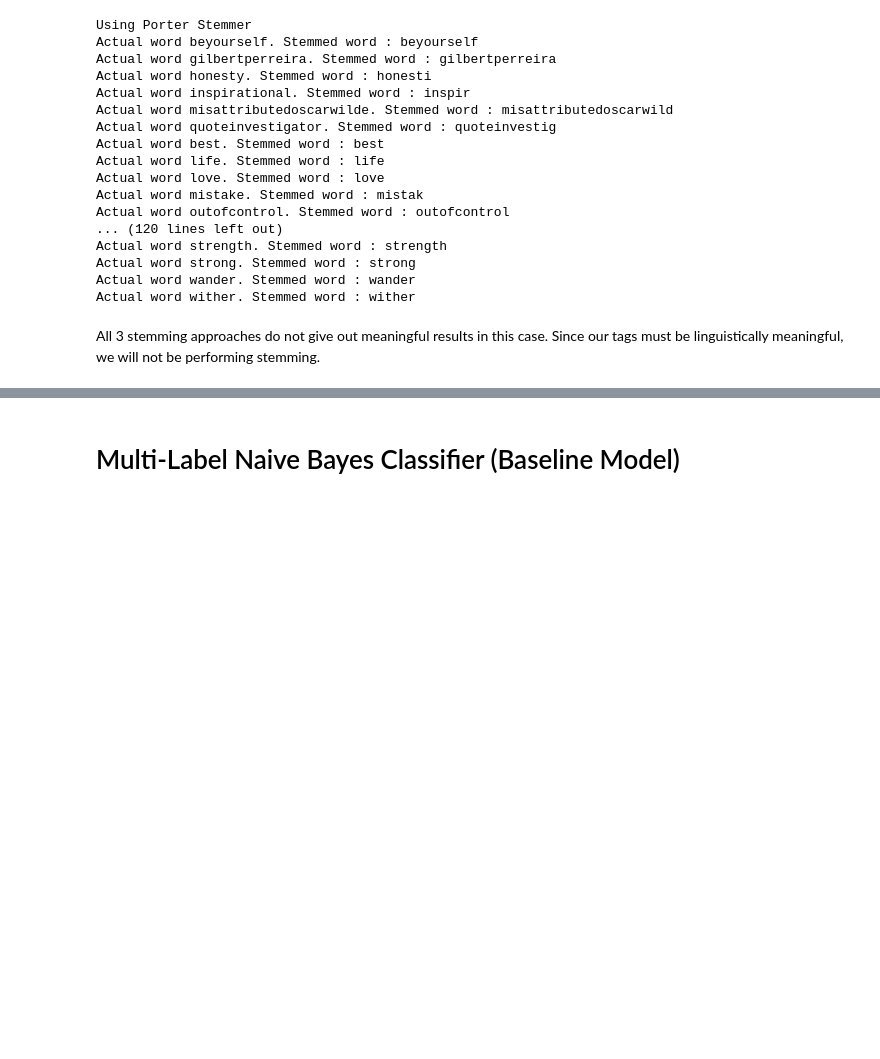
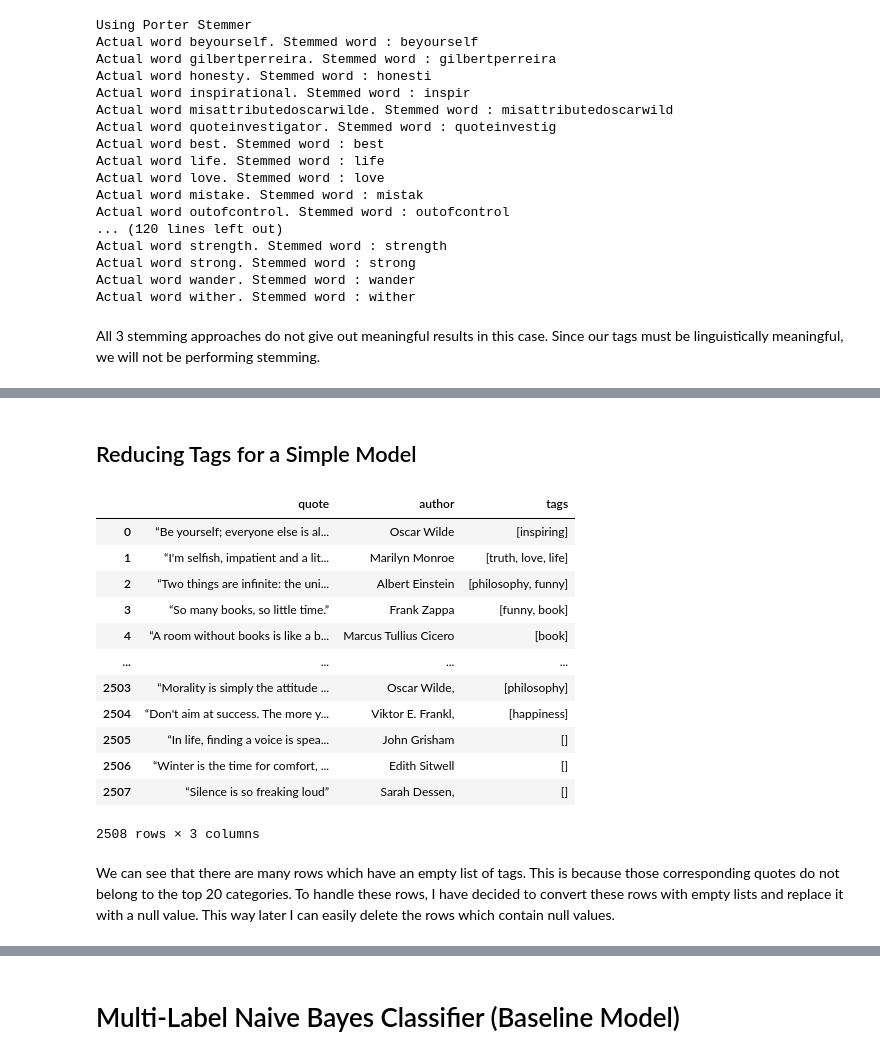
Before and after one commit to rkaushick-neu/nlp-quotes, a Jupyter notebook: Rish_Kaushick_JupyterNB.ipynb, the cells around one changed output, grey strips where cells are left out. Cells and saved outputs as stored; diff of their text form; code cells hidden in the pictures; blank space fills up the shorter version.

```diff
--- a/Rish_Kaushick_JupyterNB.ipynb
+++ b/Rish_Kaushick_JupyterNB.ipynb
@@ -369,7 +370,7 @@ Name: tags, Length: 2508, dtype: object
 tag_freq_sorted = calculate_count_of_tags()
 for i in range(0, len(tag_freq_sorted)):
     print(tag_freq_sorted[i])
-    if(i==39):
+    if(i==100):
         break
 # %% [output]
 ('love', 327)
@@ -603,0 +543,51 @@ dataset
+# %% [markdown]
+## Reducing Tags for a Simple Model
+# %%
+# cleaning the data and removing all the tags except for the 20 most frequent tags.
+
+columns = ['quote', 'author', 'tags']
+top_20_tags_df = pd.DataFrame(columns=columns)
+
+for i in range(0, len(dataset)):
+    # creating a set so that duplicates are removed
+    tag_set = set(dataset['tags'][i])
+    # since sets do not allow direct access to elements, resetting it to a list
+    tag_list = list(tag_set)
+
+    updated_tags = []
+    # iterating through items in tag items
+    for j in range(0, len(tag_list)):
+        if (tag_list[j] in top_20_tags):
+            # print(f'{tag_list[j]} is  in the list.')
+            updated_tags.append(tag_list[j])
+
+    # creating a new row
+    # new_row = {'quote': dataset['quote'][i],
+    #            'author': dataset['author'][i],
+    #            'tags': updated_tags}
+    # print(new_row)
+
+    # adding the new row into the new dataframe (more efficient way of inserting items to df)
+    top_20_tags_df.loc[len(top_20_tags_df)] = [dataset['quote'][i], dataset['author'][i], updated_tags]
+
+    # for testing
+    # if (i==15):
+    #     break
+# %%
+top_20_tags_df
+# %% [output]
+|  | quote | author | tags |
+| 0 | “Be yourself; everyone else is al... | Oscar Wilde | [inspiring] |
+| 1 | “I'm selfish, impatient and a lit... | Marilyn Monroe | [truth, love, life] |
+| 2 | “Two things are infinite: the uni... | Albert Einstein | [philosophy, funny] |
+| 3 | “So many books, so little time.” | Frank Zappa | [funny, book] |
+| 4 | “A room without books is like a b... | Marcus Tullius Cicero | [book] |
+| ... | ... | ... | ... |
+| 2503 | “Morality is simply the attitude ... | Oscar Wilde, | [philosophy] |
+| 2504 | “Don't aim at success. The more y... | Viktor E. Frankl, | [happiness] |
+| 2505 | “In life, finding a voice is spea... | John Grisham | [] |
+| 2506 | “Winter is the time for comfort, ... | Edith Sitwell | [] |
+| 2507 | “Silence is so freaking loud” | Sarah Dessen, | [] |
+2508 rows × 3 columns
+# %% [markdown]
+We can see that there are many rows which have an empty list of tags. This is because those corresponding quotes do not belong to the top 20 categories. To handle these rows, I have decided to convert these rows with empty lists and replace it with a null value. This way later I can easily delete the rows which contain null values.
```
Also changed, not shown: parts of 36 cells of this notebook.
